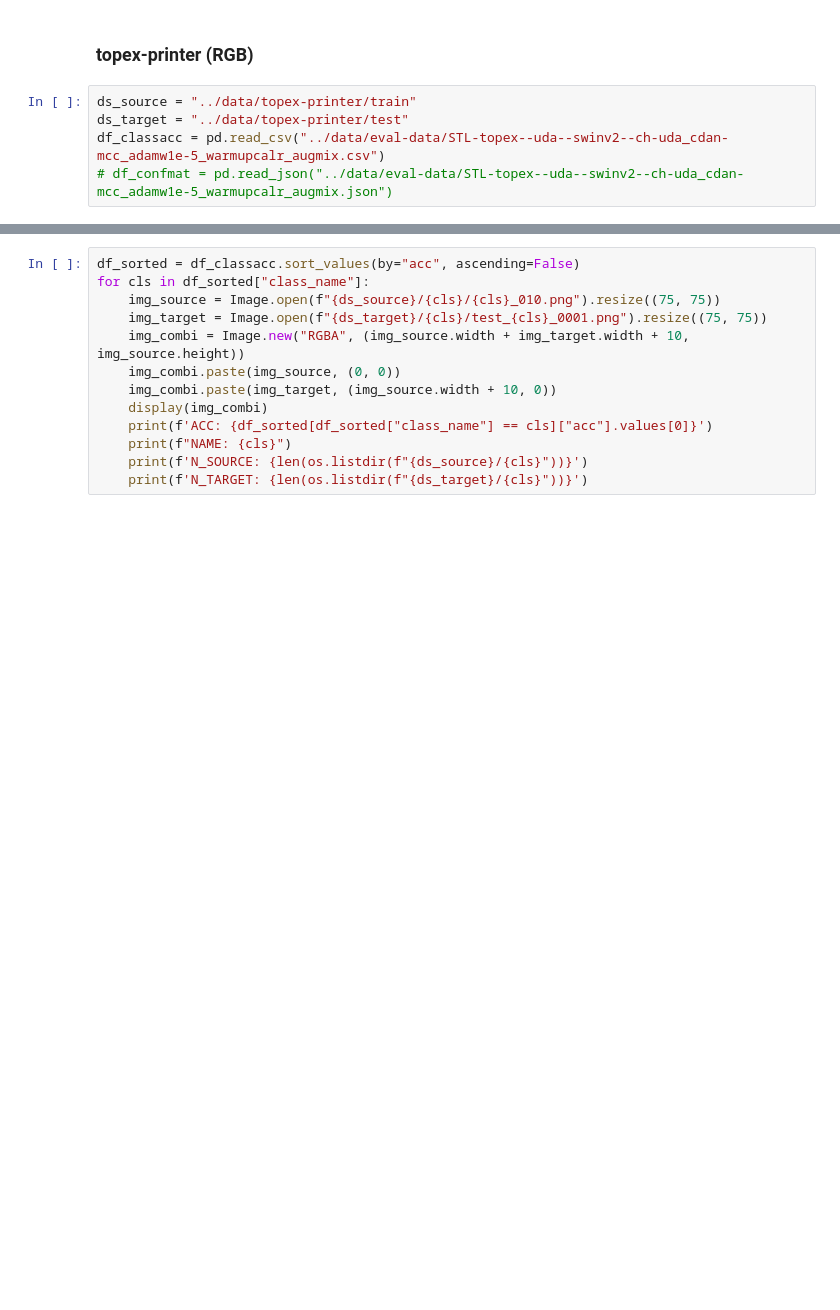
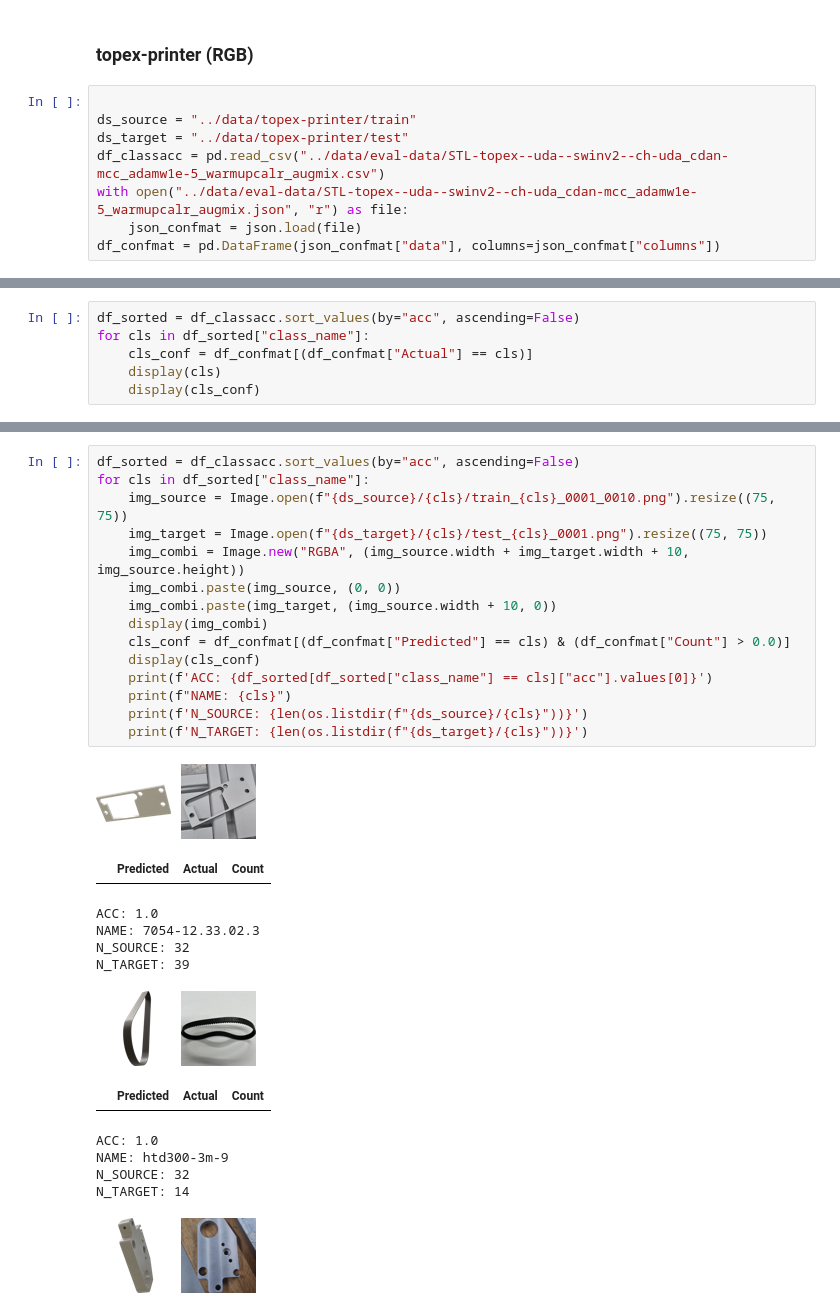
Before and after one commit to dennisritter/synthnet-transfer-learning, a Jupyter notebook: notebooks/class_acc.ipynb, the cells around one changed output, grey strips where cells are left out. Drawn from its saved outputs; the diff is of its cells as text; blank space fills up the shorter version.

Commit message:
use wandb native confmat instead of sklearn

```diff
--- a/notebooks/class_acc.ipynb
+++ b/notebooks/class_acc.ipynb
@@ -8,10 +8,13 @@ from PIL import Image
 # %% [markdown]
 ### topex-printer (RGB)
 # %%
+
 ds_source = "../data/topex-printer/train"
 ds_target = "../data/topex-printer/test"
 df_classacc = pd.read_csv("../data/eval-data/STL-topex--uda--swinv2--ch-uda_cdan-mcc_adamw1e-5_warmupcalr_augmix.csv")
-# df_confmat = pd.read_json("../data/eval-data/STL-topex--uda--swinv2--ch-uda_cdan-mcc_adamw1e-5_warmupcalr_augmix.json")
+with open("../data/eval-data/STL-topex--uda--swinv2--ch-uda_cdan-mcc_adamw1e-5_warmupcalr_augmix.json", "r") as file:
+    json_confmat = json.load(file)
+df_confmat = pd.DataFrame(json_confmat["data"], columns=json_confmat["columns"])
 # %%
 display(df_classacc.head())
 display(df_classacc.describe())
@@ -17,0 +22,6 @@ display(df_classacc.describe())
+# %%
+df_sorted = df_classacc.sort_values(by="acc", ascending=False)
+for cls in df_sorted["class_name"]:
+    cls_conf = df_confmat[(df_confmat["Actual"] == cls)]
+    display(cls)
+    display(cls_conf)
@@ -18,13 +101,29 @@ display(df_classacc.describe())
 # %%
 df_sorted = df_classacc.sort_values(by="acc", ascending=False)
 for cls in df_sorted["class_name"]:
-    img_source = Image.open(f"{ds_source}/{cls}/{cls}_010.png").resize((75, 75))
+    img_source = Image.open(f"{ds_source}/{cls}/train_{cls}_0001_0010.png").resize((75, 75))
     img_target = Image.open(f"{ds_target}/{cls}/test_{cls}_0001.png").resize((75, 75))
     img_combi = Image.new("RGBA", (img_source.width + img_target.width + 10, img_source.height))
     img_combi.paste(img_source, (0, 0))
     img_combi.paste(img_target, (img_source.width + 10, 0))
     display(img_combi)
+    cls_conf = df_confmat[(df_confmat["Predicted"] == cls) & (df_confmat["Count"] > 0.0)]
+    display(cls_conf)
     print(f'ACC: {df_sorted[df_sorted["class_name"] == cls]["acc"].values[0]}')
     print(f"NAME: {cls}")
     print(f'N_SOURCE: {len(os.listdir(f"{ds_source}/{cls}"))}')
     print(f'N_TARGET: {len(os.listdir(f"{ds_target}/{cls}"))}')
+# %% [output]
+[figure, added]
+|  | Predicted | Actual | Count |
+ACC: 1.0
+NAME: 7054-12.33.02.3
+N_SOURCE: 32
+N_TARGET: 39
+[figure, added]
+|  | Predicted | Actual | Count |
+ACC: 1.0
+NAME: htd300-3m-9
+N_SOURCE: 32
+N_TARGET: 14
+[figure, added]
```
Also changed, not shown: parts of 4 cells of this notebook, 7 other files.
